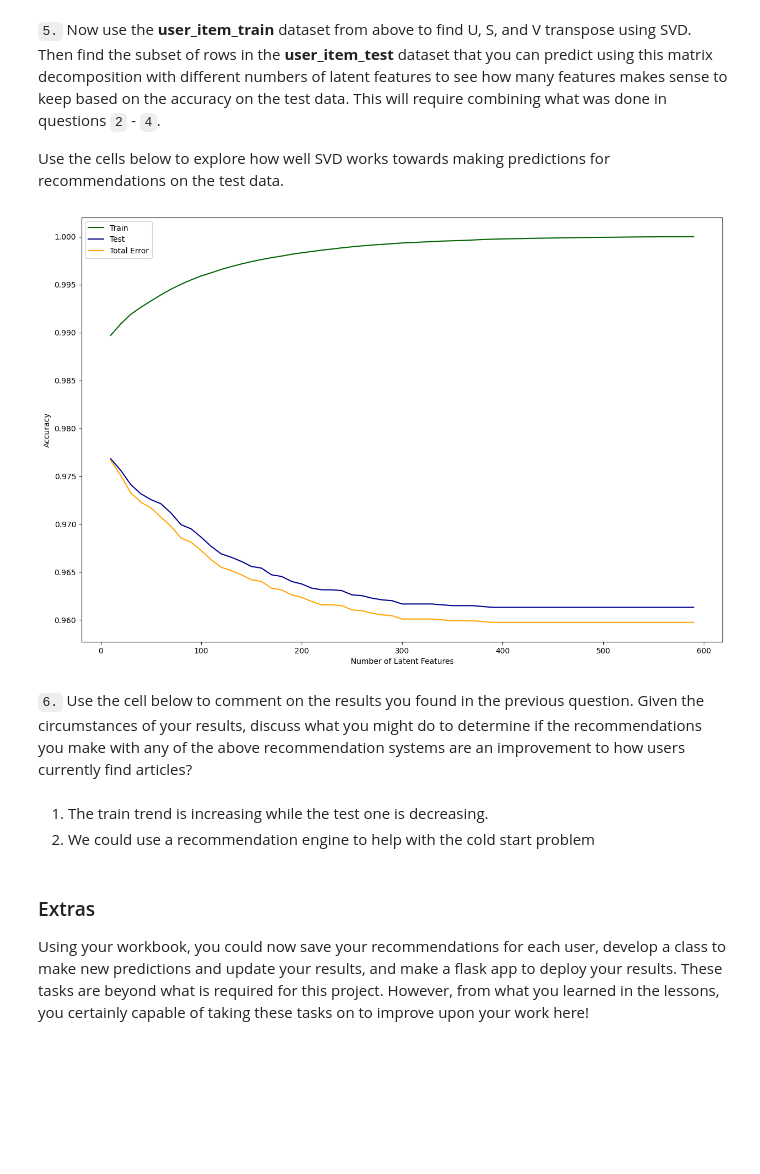
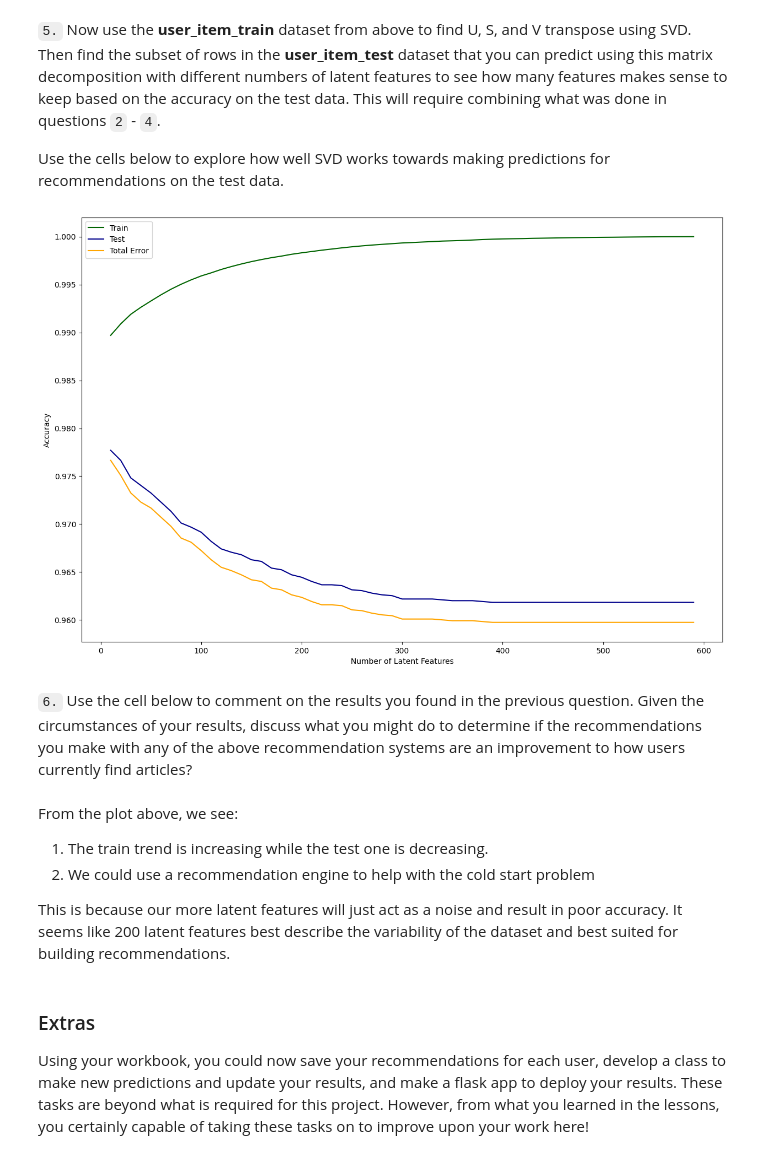
Before and after one commit to bronnimannj/recommendation_ibm, a Jupyter notebook: notebooks/recommendation_pipeline.ipynb, the cells around one changed output. Saved outputs shown, nothing was run; the diff lists cells and outputs as text; code cells hidden in the pictures; blank space fills up the shorter version.

```diff
--- a/notebooks/recommendation_pipeline.ipynb
+++ b/notebooks/recommendation_pipeline.ipynb
@@ -838,21 +838,12 @@ def create_test_and_train_user_item(df_train, df_test):
     user_item_test = create_user_item_matrix(df_test)
 
     # get the ids of the train dataset and test dataset
-    train_idx = set(user_item_train.index)
-    test_idx = set(user_item_test.index)
-
-    # get shared rows
-    shared_rows = train_idx.intersection(test_idx)
+    train_idx = user_item_train.index.values
+    test_idx = user_item_test.index.values
 
     # get columns in train and test datasets
-    train_arts = set(user_item_train.columns)
-    test_arts = set(user_item_test.columns)
-
-    # get shared columns
-    shared_cols = train_arts.intersection(test_arts)
-
-    # Creating new user-item matrix for tets with common values
-    user_item_test = user_item_test.loc[list(shared_rows), list(shared_cols)]
+    train_arts = user_item_train.columns.values
+    test_arts = user_item_test.columns.values
 
     return user_item_train, user_item_test, test_idx, test_arts
 
@@ -881,21 +891,25 @@ Awesome job!  That's right!  All of the test movies are in the training data, bu
 Use the cells below to explore how well SVD works towards making predictions for recommendations on the test data.
 # %%
 # fit SVD on the user_item_train matrix
-u_train, s_train, vt_train = u_train, s_train, vt_train = np.linalg.svd(user_item_train)
+u_train, s_train, vt_train = np.linalg.svd(user_item_train)
 # %%
 # Use these cells to see how well you can use the training
 # decomposition to predict on test data
+train_idx = user_item_train.index
+common_idx = list(set(train_idx)&set(test_idx))
+user_item_test = user_item_test.loc[common_idx]
+
+row_idxs = user_item_train.index.isin(test_idx)
+col_idxs = user_item_train.columns.isin(test_arts)
+u_test = u_train[row_idxs, :]
+vt_test = vt_train[:, col_idxs]
+
 num_latent_feats = np.arange(10,600,10)
 sum_errs_train = []
 sum_errs_test = []
 all_errs = []
 
 for k in num_latent_feats:
-
-    row_idxs = user_item_train.index.isin(test_idx)
-    col_idxs = user_item_train.columns.isin(test_arts)
-    u_test = u_train[row_idxs, :]
-    vt_test = vt_train[:, col_idxs]
 
     # Split data
     s_train_lat, u_train_lat, vt_train_lat = np.diag(s_train[:k]), u_train[:, :k], vt_train[:k, :]
@@ -912,39 +926,42 @@ for k in num_latent_feats:
     diffs_test = np.subtract(user_item_test, user_item_test_preds)
 
     # Get total Error
     err_train = np.sum(np.sum(np.abs(diffs_train)))
     err_test = np.sum(np.sum(np.abs(diffs_test)))
 
     sum_errs_train.append(err_train)
     sum_errs_test.append(err_test)
 
 # Plot accuracy for train and test vs number of latent features
 plt.figure(figsize=(15,10))
 plt.plot(
     num_latent_feats,
     1 - np.array(sum_errs_train)/(user_item_train.shape[0]*user_item_test.shape[1]),
     label='Train',
     color='darkgreen')
 plt.plot(
     num_latent_feats,
     1 - np.array(sum_errs_test)/(user_item_test.shape[0]*user_item_test.shape[1]),
     label='Test',
     color='darkblue')
 plt.plot(
     num_latent_feats,
     all_errs,
     label='Total Error',
     color = "orange")
 plt.xlabel('Number of Latent Features')
 plt.ylabel('Accuracy')
 plt.legend();
 # %% [output]
-[figure, old version]
+[figure, new version]
 # %% [markdown]
 `6.` Use the cell below to comment on the results you found in the previous question. Given the circumstances of your results, discuss what you might do to determine if the recommendations you make with any of the above recommendation systems are an improvement to how users currently find articles?
 # %% [markdown]
+From the plot above, we see:
 1. The train trend is increasing while the test one is decreasing.
 2. We could use a recommendation engine to help with the cold start problem
+
+This is because our more latent features will just act as a noise and result in poor accuracy. It seems like 200 latent features best describe the variability of the dataset and best suited for building recommendations.
 # %% [markdown]
 <a id='conclusions'></a>
 ### Extras
```
Also changed, not shown: parts of 7 cells of this notebook, 1 other file.
